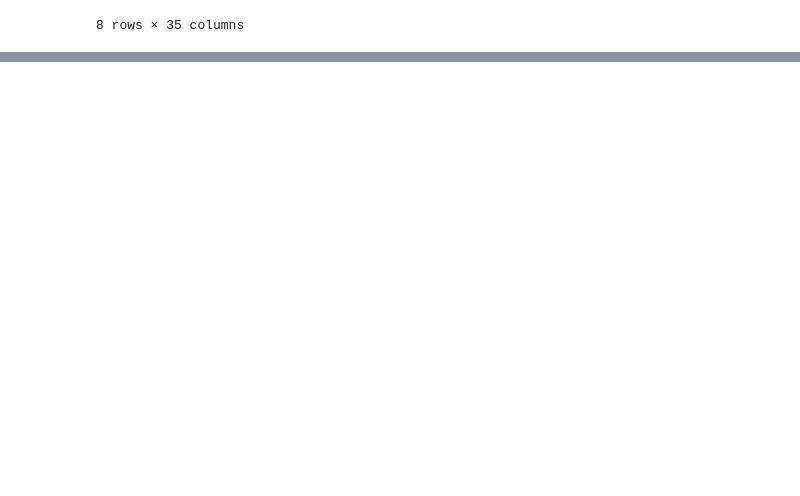
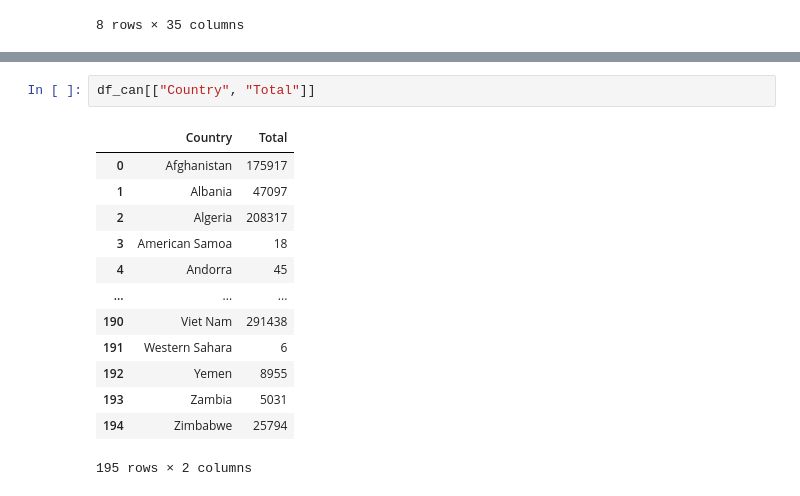
Before and after one commit to PrashanthKumarGurram/DataVisualizationWithPython, a Jupyter notebook: PrashWeek1intro.ipynb, the cells around one changed output, grey strips where cells are left out. Cells and saved outputs as stored; diff of their text form; blank space fills up the shorter version.

```diff
--- a/PrashWeek1intro.ipynb
+++ b/PrashWeek1intro.ipynb
@@ -160,0 +191,16 @@ df_can.describe()
+# %%
+df_can[["Country", "Total"]]
+# %% [output]
+|  | Country | Total |
+| 0 | Afghanistan | 175917 |
+| 1 | Albania | 47097 |
+| 2 | Algeria | 208317 |
+| 3 | American Samoa | 18 |
+| 4 | Andorra | 45 |
+| ... | ... | ... |
+| 190 | Viet Nam | 291438 |
+| 191 | Western Sahara | 6 |
+| 192 | Yemen | 8955 |
+| 193 | Zambia | 5031 |
+| 194 | Zimbabwe | 25794 |
+195 rows × 2 columns
```
Also changed, not shown: parts of 2 cells of this notebook.
